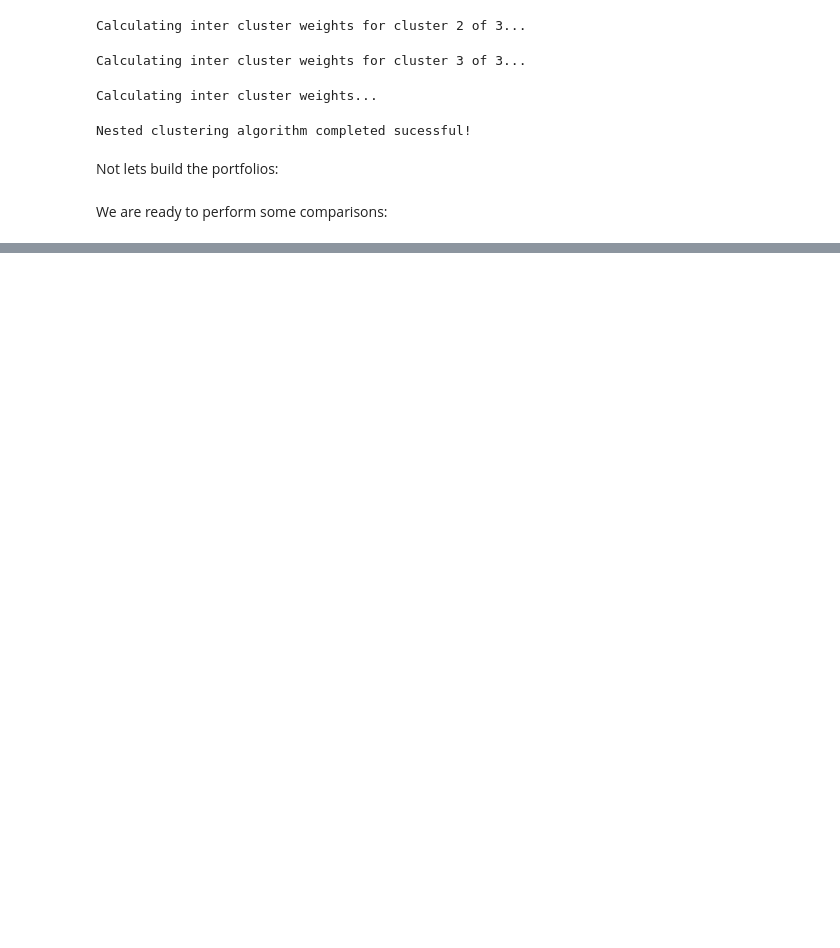
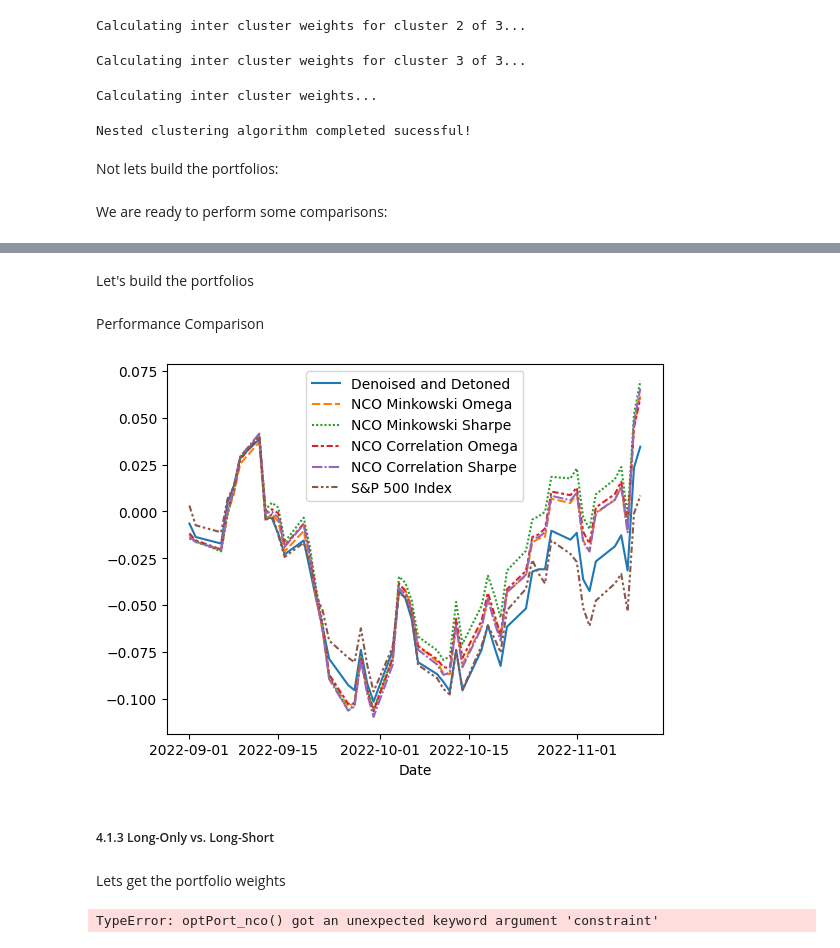
Before and after one commit to dariosandrucci/thesis, a Jupyter notebook: project_notebook.ipynb, the cells around one changed output, grey strips where cells are left out. Cells and saved outputs as stored; diff of their text form; code cells hidden in the pictures; blank space fills up the shorter version.

```diff
--- a/project_notebook.ipynb
+++ b/project_notebook.ipynb
@@ -173,0 +166,16 @@ BM1.plot_performance()
+# %%
+# Investing just in a portfolio mean-variance optimized with the denoised and detoned correlation matrix
+cov0 = corr2cov(corr2)
+w_cov_only = optPortMVO(train_set, cov = cov0, cov_in = True)
+
+# NCO with normal correlation matrix and omega opimization
+dist_matrix = pairwise_distances(corr2)
+w_NCO_DO = optPort_nco(train_set, dist_matrix, 3, 0.5, 50, 5)
+
+# NCO with minkowski distance matrix and sharpe opimization
+dist_matrix = pairwise_distances(corr2)
+w_NCO_MS = optPort_nco(train_set, min_matrix, 3, 0.5, 50, 5)
+
+# NCO with normal correlation matrix and sharpe opimization
+dist_matrix = pairwise_distances(corr2)
+w_NCO_DS = optPort_nco(train_set, dist_matrix, 3, 0.5, 50, 5)
@@ -173,0 +209,33 @@ BM1.plot_performance()
+# %% [markdown]
+Let's build the portfolios
+# %%
+# Correlation matrix only
+port_COV = Portfolio("Denoised and Detoned", test_set, w_cov_only)
+# Minkowski Omega
+port_NCOMO = Portfolio("NCO Minkowski Omega", test_set, w_NCOMO)
+# Minkowski Sharpe
+port_NCOMS = Portfolio("NCO Minkowski Sharpe", test_set, w_NCO_MS)
+# Correlation Omega
+port_NCODO = Portfolio("NCO Correlation Omega", test_set, w_NCO_DO)
+# Correlation Sharpe
+port_NCODS = Portfolio("NCO Correlation Sharpe", test_set, w_NCO_DS)
+
+# Combined
+BM2 = PortfolioBenchmarking([port_COV, port_NCOMO, port_NCOMS, port_NCODO, port_NCODS])
+# %% [markdown]
+Performance Comparison
+# %%
+BM2.plot_performance()
+# %% [output]
+[figure, added]
+# %% [markdown]
+##### 4.1.3 Long-Only vs. Long-Short
+# %% [markdown]
+Lets get the portfolio weights
+# %%
+# Long Only
+w_NCOMO_LO = optPort_nco(train_set, min_matrix, 3, 0.5, 50, 5, constraint = "Long-Only")
+#Long Short
+w_NCOMO_LO = optPort_nco(train_set, min_matrix, 3, 0.5, 50, 5, constraint = "Long-Short")
+# %% [output]
+TypeError: optPort_nco() got an unexpected keyword argument 'constraint'
```
Also changed, not shown: parts of 5 cells of this notebook, 8 other files.
